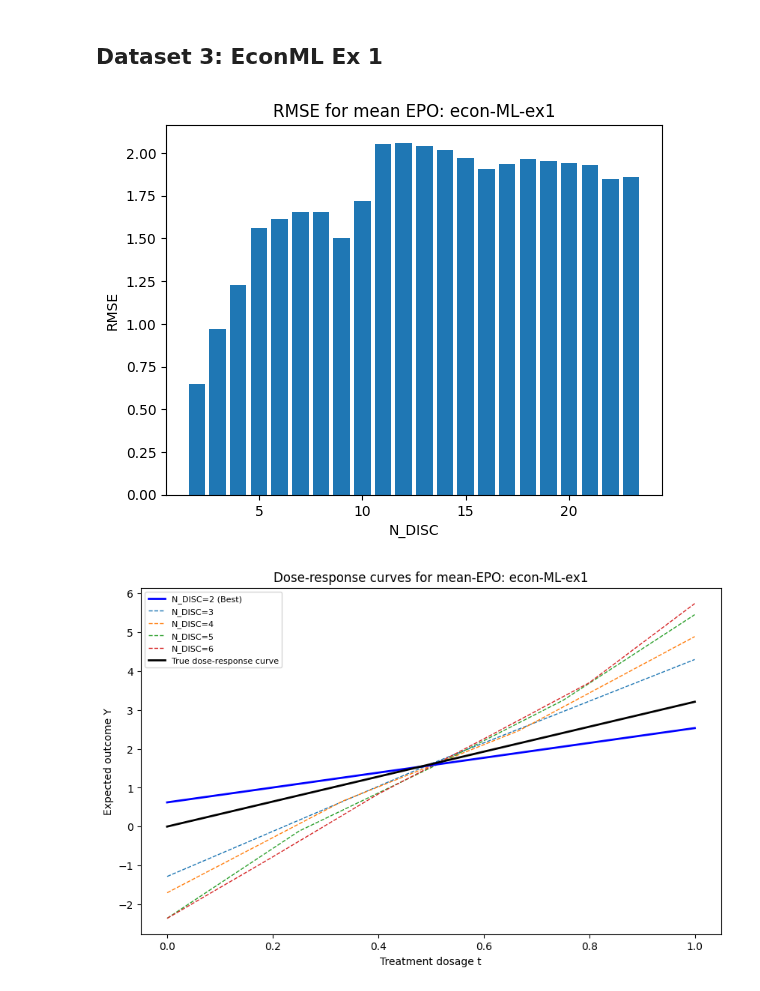
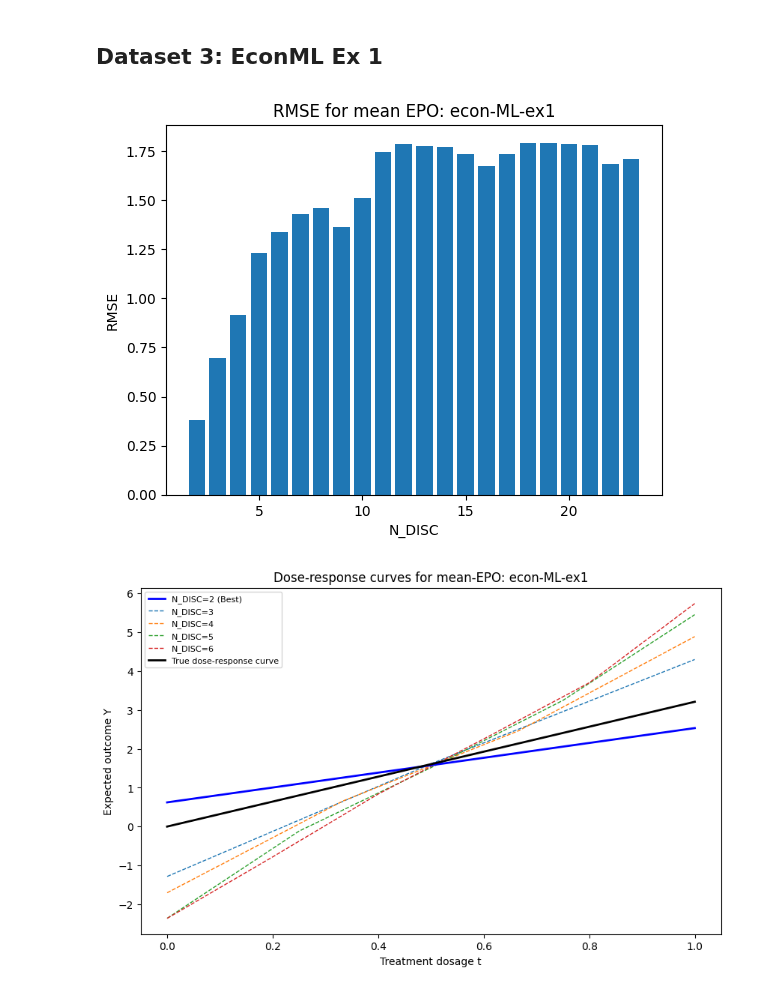
Before and after one commit to chris-L6/CausalPFN, a Jupyter notebook: my-work/Week_11-17/notebooks/data_analysis_epo.ipynb, the cells around one changed output. Drawn from its saved outputs; the diff is of its cells as text; code cells hidden in the pictures.

```diff
--- a/my-work/Week_11-17/notebooks/data_analysis_epo.ipynb
+++ b/my-work/Week_11-17/notebooks/data_analysis_epo.ipynb
@@ -58,6 +60,9 @@ data_name = "vahid-linear"
 N_max = df.index[-1][0]
 # %%
 # RMSE calculation on the average EPO
+
+def drf_linear(t): return 3.5 + 3 * t # true dose-response function
+
 rmse_dict = dict()
 for N_DISC in range(2, N_max + 1):
     df_N = df.loc[[N_DISC]]
@@ -65,8 +70,11 @@ for N_DISC in range(2, N_max + 1):
     df_N.loc[(N_DISC, 0), "EPOs_1"] = df_N.loc[(N_DISC, 0), "EPOs_2"]
     df_N.loc[(N_DISC, N_DISC - 1), "EPOs_2"] = df_N.loc[(N_DISC, N_DISC - 1), "EPOs_1"]
     # Average and calculate RMSE aggainst true_effect
-    y_pred = df_N[["EPOs_1", "EPOs_2"]].mean(axis=1).values
-    y_true = df_N["true_effect"].values
+    drf_N_pred_pts = df_N[["EPOs_1", "EPOs_2"]].mean(axis=1).values
+    t_vals = np.linspace(0, 1, N_DISC)
+    drf_N_pred = interp1d(t_vals, drf_N_pred_pts)
+    y_pred = drf_N_pred(rmse_calc_t_mesh)
+    y_true = drf_linear(rmse_calc_t_mesh)
     error = calculate_rmse(y_pred, y_true)
     rmse_dict[N_DISC] = np.round(error, 5)
 
@@ -126,6 +134,9 @@ data_name = "vahid-nonlin"
 N_max = df.index[-1][0]
 # %%
 # RMSE calculation on the average EPO
+
+def drf_nonlin(t): return 0.5 * t ** 2 - 2 * t # true dose-response funcion
+
 rmse_dict = dict()
 for N_DISC in range(2, N_max + 1):
     df_N = df.loc[[N_DISC]]
@@ -133,8 +144,11 @@ for N_DISC in range(2, N_max + 1):
     df_N.loc[(N_DISC, 0), "EPOs_1"] = df_N.loc[(N_DISC, 0), "EPOs_2"]
     df_N.loc[(N_DISC, N_DISC - 1), "EPOs_2"] = df_N.loc[(N_DISC, N_DISC - 1), "EPOs_1"]
     # Average and calculate RMSE aggainst true_effect
-    y_pred = df_N[["EPOs_1", "EPOs_2"]].mean(axis=1).values
-    y_true = df_N["true_effect"].values
+    drf_N_pred_pts = df_N[["EPOs_1", "EPOs_2"]].mean(axis=1).values
+    t_vals = np.linspace(0, 1, N_DISC)
+    drf_N_pred = interp1d(t_vals, drf_N_pred_pts)
+    y_pred = drf_N_pred(rmse_calc_t_mesh)
+    y_true = drf_nonlin(rmse_calc_t_mesh)
     error = calculate_rmse(y_pred, y_true)
     rmse_dict[N_DISC] = np.round(error, 5)
 
@@ -194,31 +208,37 @@ data_name = "econ-ML-ex1"
 N_max = df.index[-1][0]
 # %%
 # RMSE calculation on the average EPO
+
+def drf_econML(t): return np.float64(3.211819532711872) * t # true drf; hardcoded the value np.mean(TE) from the DGP
+
 rmse_dict = dict()
 for N_DISC in range(2, N_max + 1):
     df_N = df.loc[[N_DISC]]
     # Fill first and last values
     df_N.loc[(N_DISC, 0), "EPOs_1"] = df_N.loc[(N_DISC, 0), "EPOs_2"]
     df_N.loc[(N_DISC, N_DISC - 1), "EPOs_2"] = df_N.loc[(N_DISC, N_DISC - 1), "EPOs_1"]
     # Average and calculate RMSE aggainst true_effect
-    y_pred = df_N[["EPOs_1", "EPOs_2"]].mean(axis=1).values
-    y_true = df_N["true_effect"].values
+    drf_N_pred_pts = df_N[["EPOs_1", "EPOs_2"]].mean(axis=1).values
+    t_vals = np.linspace(0, 1, N_DISC)
+    drf_N_pred = interp1d(t_vals, drf_N_pred_pts)
+    y_pred = drf_N_pred(rmse_calc_t_mesh)
+    y_true = drf_econML(rmse_calc_t_mesh)
     error = calculate_rmse(y_pred, y_true)
     rmse_dict[N_DISC] = np.round(error, 5)
 
 # Create DataFrame and plot
 rmse_df = pd.DataFrame.from_dict(rmse_dict, orient="index", columns=["RMSE"])
 rmse_df.to_csv(f"{file_location}/RMSE_table_{data_name}_{date_string}.csv") # save df
 fig = plt.figure()
 plt.bar(rmse_df.index, height=rmse_df["RMSE"])
 plt.xlabel("N_DISC")
 plt.ylabel("RMSE")
 plt.title(f"RMSE for mean EPO: {data_name}")
 plt.savefig(f"{file_location}/RMSE_bar_chart_{data_name}_{date_string}.png")
 
 plt.show()
 # %% [output]
-[figure, old version]
+[figure, new version]
 # %%
 ## Plotting DRF predictions
 fig = plt.figure(figsize=(10, 6))
```
Also changed, not shown: parts of 6 cells of this notebook, 28 other files.
